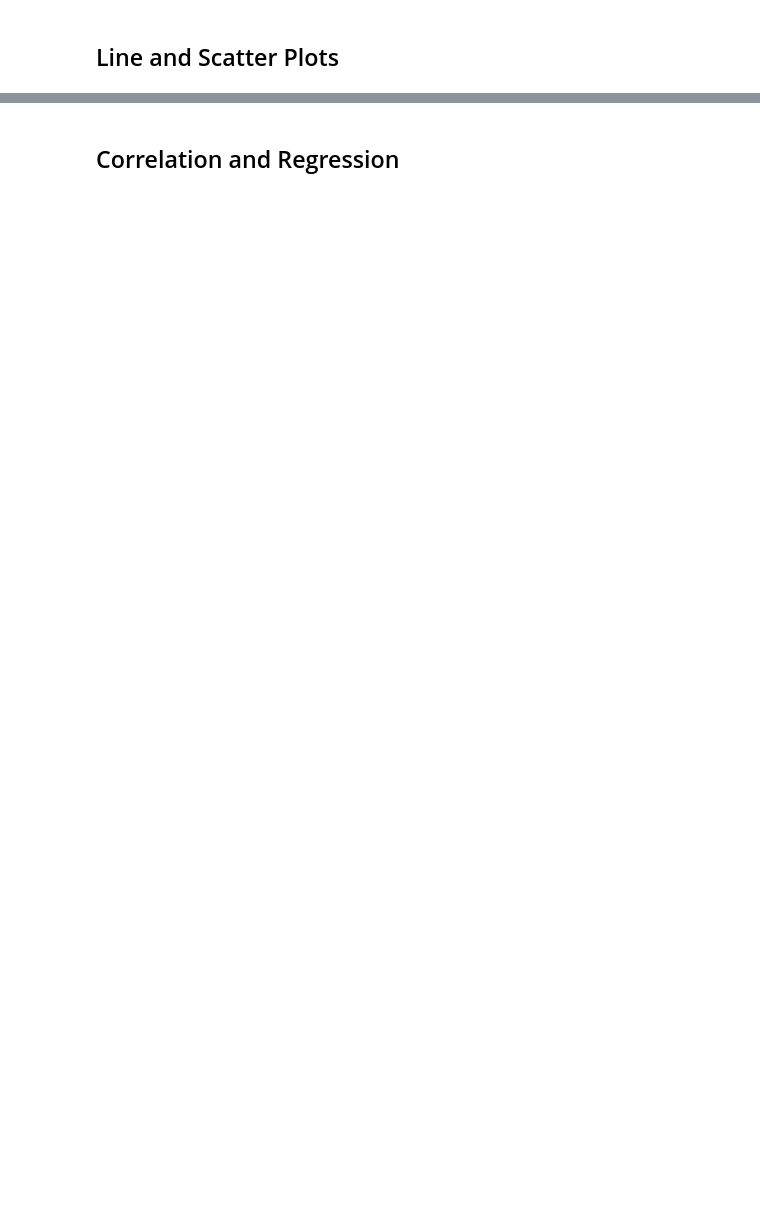
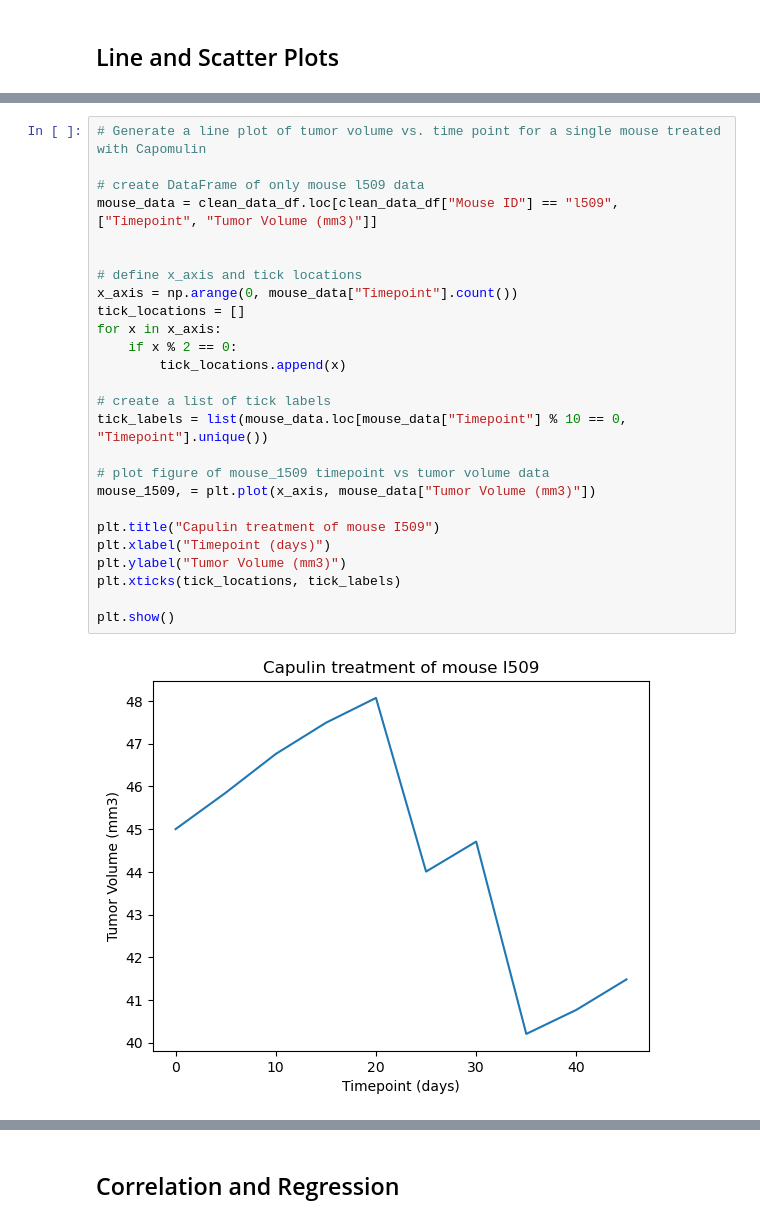
Before and after one commit to Andrew-Bourgeois/matplotlib-challenge, a Jupyter notebook: pymaceuticals_Bourgeois.ipynb, the cells around one changed output, grey strips where cells are left out. Saved outputs shown, nothing was run; the diff lists cells and outputs as text; blank space fills up the shorter version.

```diff
--- a/pymaceuticals_Bourgeois.ipynb
+++ b/pymaceuticals_Bourgeois.ipynb
@@ -268,0 +303,28 @@ Ceftamin's potential outliers: Series([], Name: Tumor Volume (mm3), dtype: float
+# %%
+# Generate a line plot of tumor volume vs. time point for a single mouse treated with Capomulin
+
+# create DataFrame of only mouse l509 data
+mouse_data = clean_data_df.loc[clean_data_df["Mouse ID"] == "l509", ["Timepoint", "Tumor Volume (mm3)"]]
+
+
+# define x_axis and tick locations
+x_axis = np.arange(0, mouse_data["Timepoint"].count())
+tick_locations = []
+for x in x_axis:
+    if x % 2 == 0:
+        tick_locations.append(x)
+
+# create a list of tick labels
+tick_labels = list(mouse_data.loc[mouse_data["Timepoint"] % 10 == 0, "Timepoint"].unique())
+
+# plot figure of mouse_1509 timepoint vs tumor volume data
+mouse_1509, = plt.plot(x_axis, mouse_data["Tumor Volume (mm3)"])
+
+plt.title("Capulin treatment of mouse I509")
+plt.xlabel("Timepoint (days)")
+plt.ylabel("Tumor Volume (mm3)")
+plt.xticks(tick_locations, tick_labels)
+
+plt.show()
+# %% [output]
+[figure, added]
```
Also changed, not shown: parts of 10 cells of this notebook, 1 other file.
